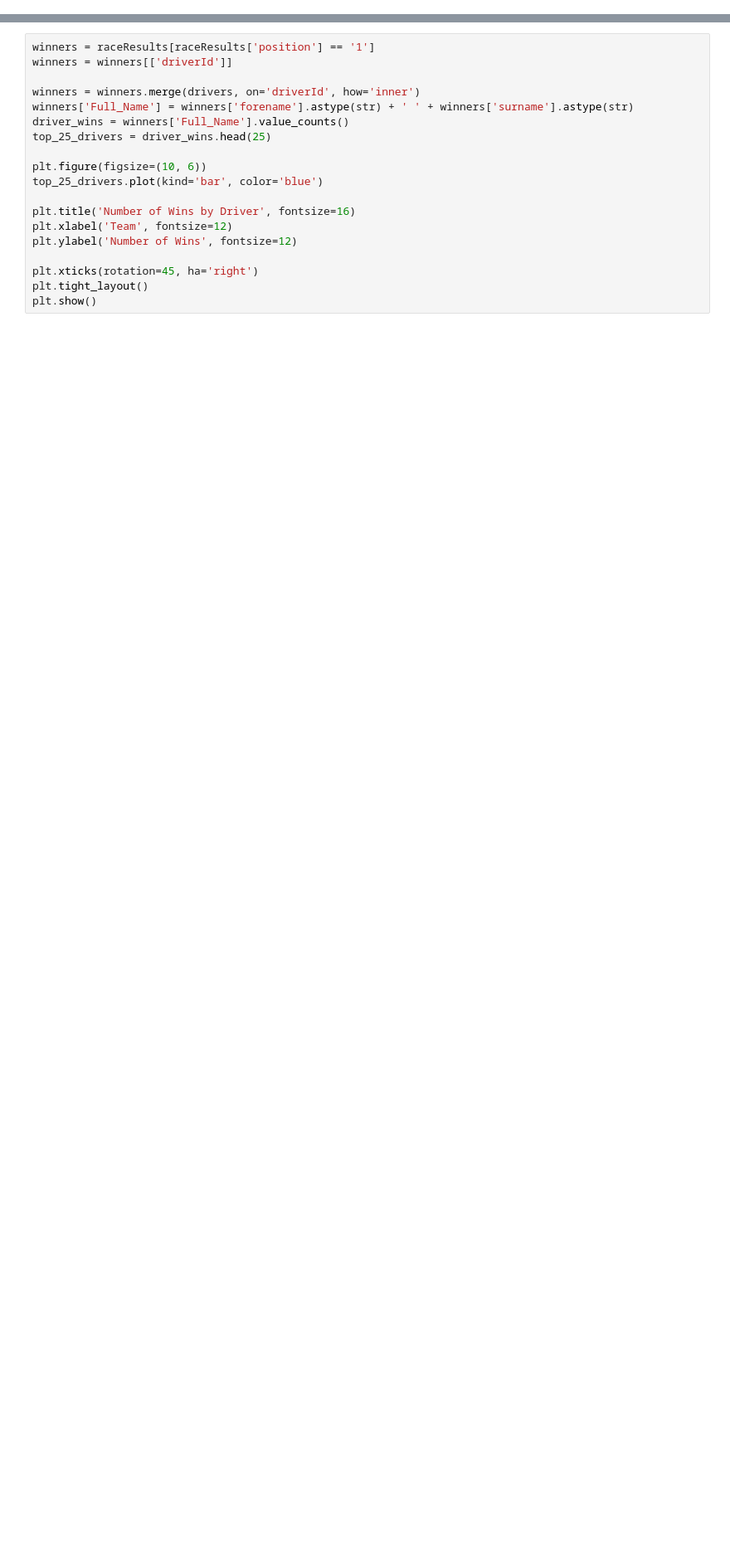
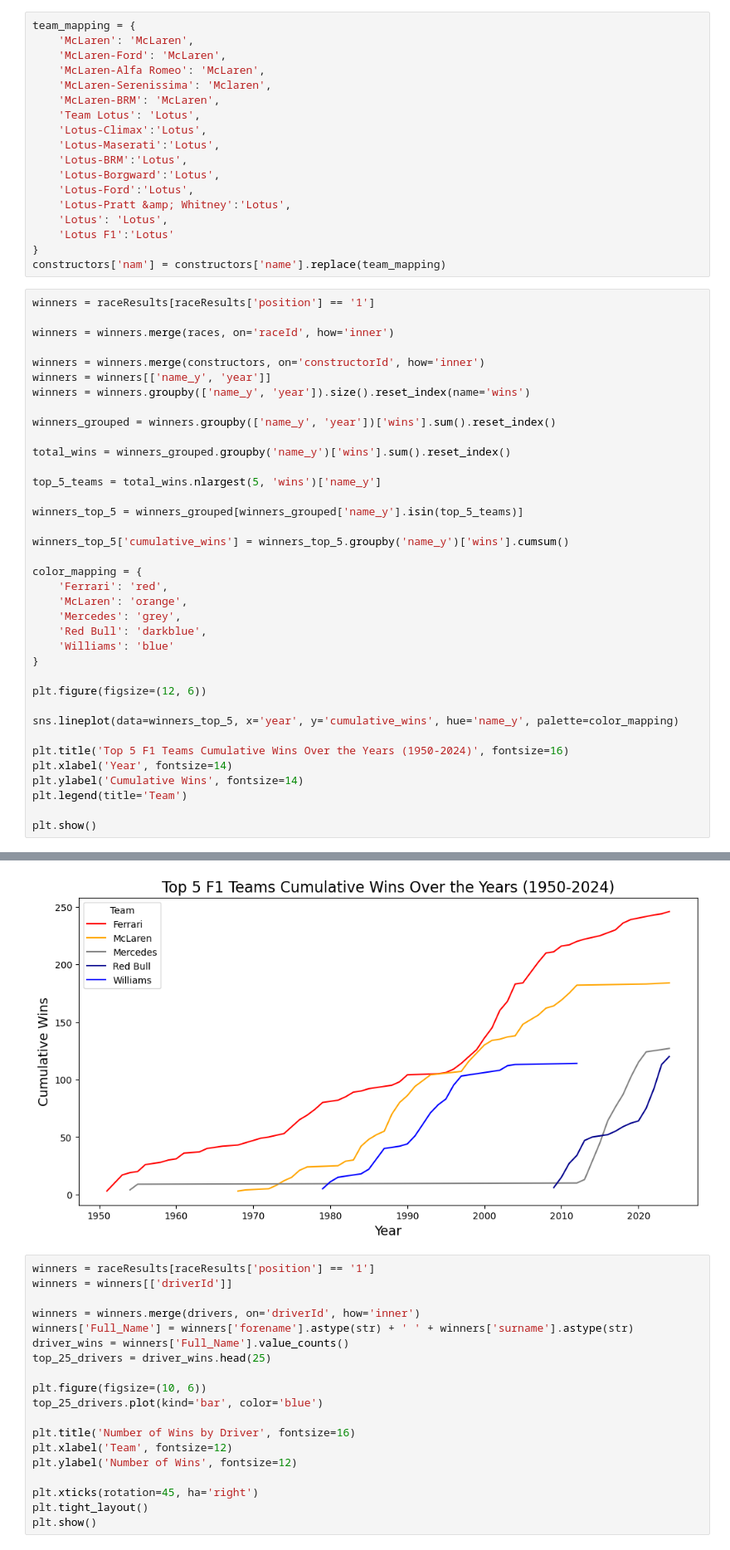
Before and after one commit to mnogueira22/FEUP-PRI, a Jupyter notebook: statistics.ipynb, the cells around one changed output, grey strips where cells are left out. Shown at 83% size. Cells and saved outputs as stored; diff of their text form; blank space fills up the shorter version.

Commit message:
world graph

```diff
--- a/statistics.ipynb
+++ b/statistics.ipynb
@@ -31,0 +13,56 @@ plt.show()
+# %%
+team_mapping = {
+    'McLaren': 'McLaren',
+    'McLaren-Ford': 'McLaren',
+    'McLaren-Alfa Romeo': 'McLaren',
+    'McLaren-Serenissima': 'Mclaren',
+    'McLaren-BRM': 'McLaren',
+    'Team Lotus': 'Lotus',
+    'Lotus-Climax':'Lotus',
+    'Lotus-Maserati':'Lotus',
+    'Lotus-BRM':'Lotus',
+    'Lotus-Borgward':'Lotus',
+    'Lotus-Ford':'Lotus',
+    'Lotus-Pratt &amp; Whitney':'Lotus',
+    'Lotus': 'Lotus',
+    'Lotus F1':'Lotus'
+}
+constructors['nam'] = constructors['name'].replace(team_mapping)
+# %%
+winners = raceResults[raceResults['position'] == '1']
+
+winners = winners.merge(races, on='raceId', how='inner')
+
+winners = winners.merge(constructors, on='constructorId', how='inner')
+winners = winners[['name_y', 'year']]
+winners = winners.groupby(['name_y', 'year']).size().reset_index(name='wins')
+
+winners_grouped = winners.groupby(['name_y', 'year'])['wins'].sum().reset_index()
+
+total_wins = winners_grouped.groupby('name_y')['wins'].sum().reset_index()
+
+top_5_teams = total_wins.nlargest(5, 'wins')['name_y']
+
+winners_top_5 = winners_grouped[winners_grouped['name_y'].isin(top_5_teams)]
+
+winners_top_5['cumulative_wins'] = winners_top_5.groupby('name_y')['wins'].cumsum()
+
+color_mapping = {
+    'Ferrari': 'red',
+    'McLaren': 'orange',
+    'Mercedes': 'grey',
+    'Red Bull': 'darkblue',
+    'Williams': 'blue'
+}
+
+plt.figure(figsize=(12, 6))
+
+sns.lineplot(data=winners_top_5, x='year', y='cumulative_wins', hue='name_y', palette=color_mapping)
+
+plt.title('Top 5 F1 Teams Cumulative Wins Over the Years (1950-2024)', fontsize=16)
+plt.xlabel('Year', fontsize=14)
+plt.ylabel('Cumulative Wins', fontsize=14)
+plt.legend(title='Team')
+
+plt.show()
+# %% [output]
@@ -32,3 +74,4 @@ plt.show()
+[figure, added]
 # %%
 winners = raceResults[raceResults['position'] == '1']
 winners = winners[['driverId']]
```
Also changed, not shown: parts of 6 cells of this notebook.
